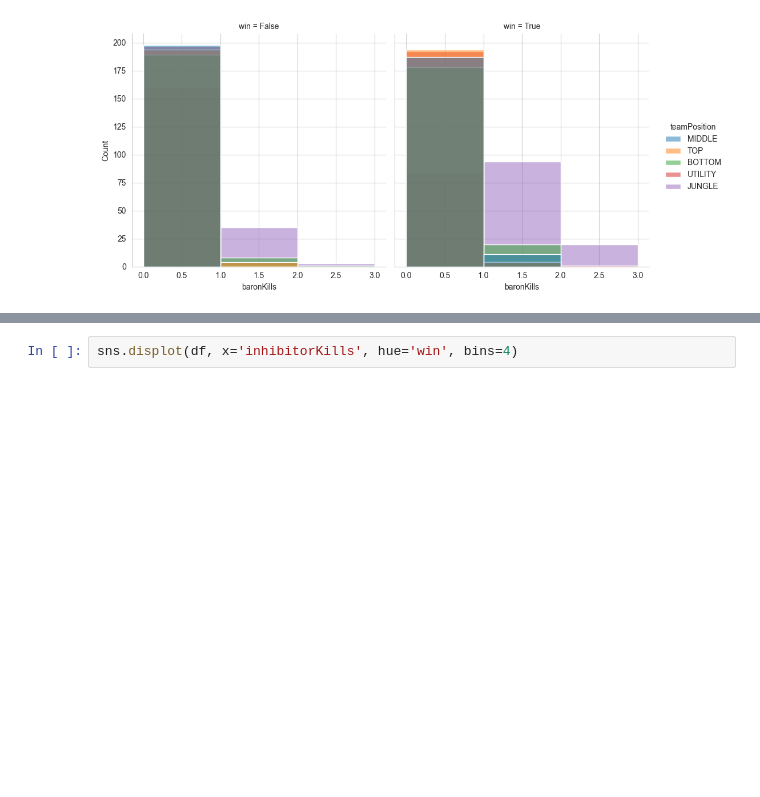
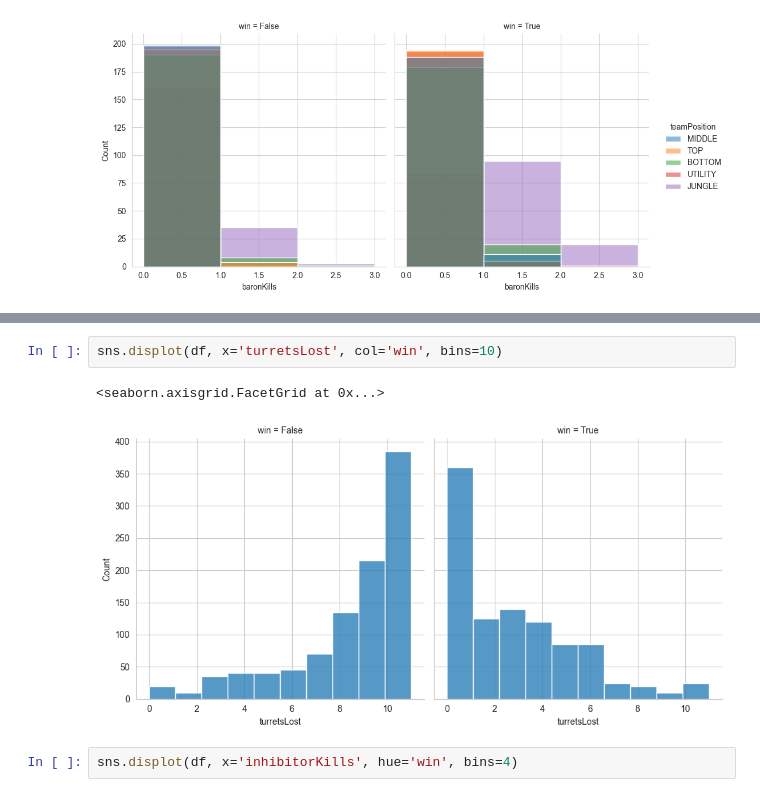
Before and after one commit to anhtq0111/data_governance, a Jupyter notebook: preprocess.ipynb, the cells around one changed output, grey strips where cells are left out. Cells and saved outputs as stored; diff of their text form; blank space fills up the shorter version.

```diff
--- a/preprocess.ipynb
+++ b/preprocess.ipynb
@@ -355,3 +459,8 @@ sns.displot(df, x='dragonKills', hue='teamPosition', col='win', bins=5)
+# %%
+sns.displot(df, x='turretsLost', col='win', bins=10)
+# %% [output]
+<seaborn.axisgrid.FacetGrid at 0x...>
+[figure, added]
 # %%
 sns.displot(df, x='inhibitorKills', hue='win', bins=4)
 # %% [output]
```
Also changed, not shown: parts of 32 cells of this notebook, 1 other file.
